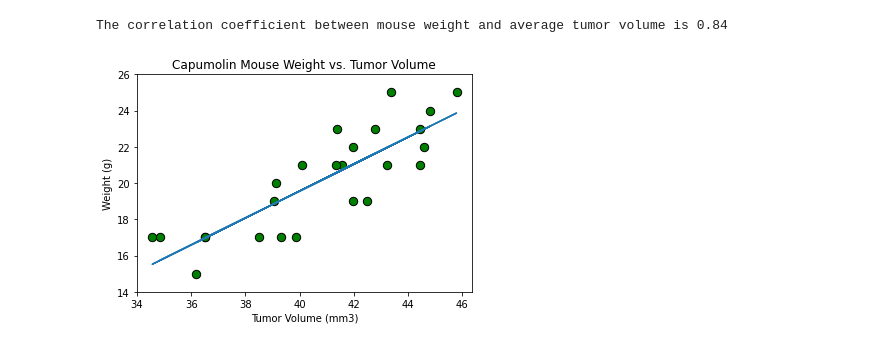
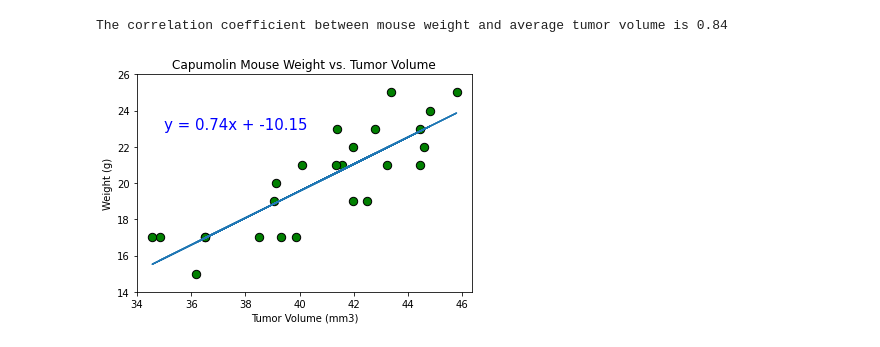
Before and after one commit to joe-m-2020/Pymaceuticals, a Jupyter notebook: pymaceuticals_final.ipynb, the cells around one changed output. Cells and saved outputs as stored; diff of their text form; code cells hidden in the pictures.

```diff
--- a/pymaceuticals_final.ipynb
+++ b/pymaceuticals_final.ipynb
@@ -471,14 +471,17 @@ The correlation coefficient between mouse weight and average tumor volume is 0.8
 # %%
 # Find the regression of the weight vs. volume
 m_slope, m_int, m_r, m_p, m_std_err = st.linregress(volumes, weights)
 m_fit = m_slope * volumes + m_int
 
+line_eq = "y = " + str(round(m_slope,2)) + "x + " + str(round(m_int,2))
+
 plt.scatter(volumes,weights, marker = 'o', facecolors = 'green', edgecolors = 'black', s=70)
 plt.ylim(14,26)
 plt.plot(volumes,m_fit)
+plt.annotate(line_eq,(35,23),fontsize=15,color='blue')
 plt.ylabel('Weight (g)')
 plt.xlabel('Tumor Volume (mm3)')
 plt.title('Capumolin Mouse Weight vs. Tumor Volume')
 plt.show()
 # %% [output]
-[figure, old version]
+[figure, new version]
```
Also changed, not shown: parts of 1 cell of this notebook, 1 other file.
